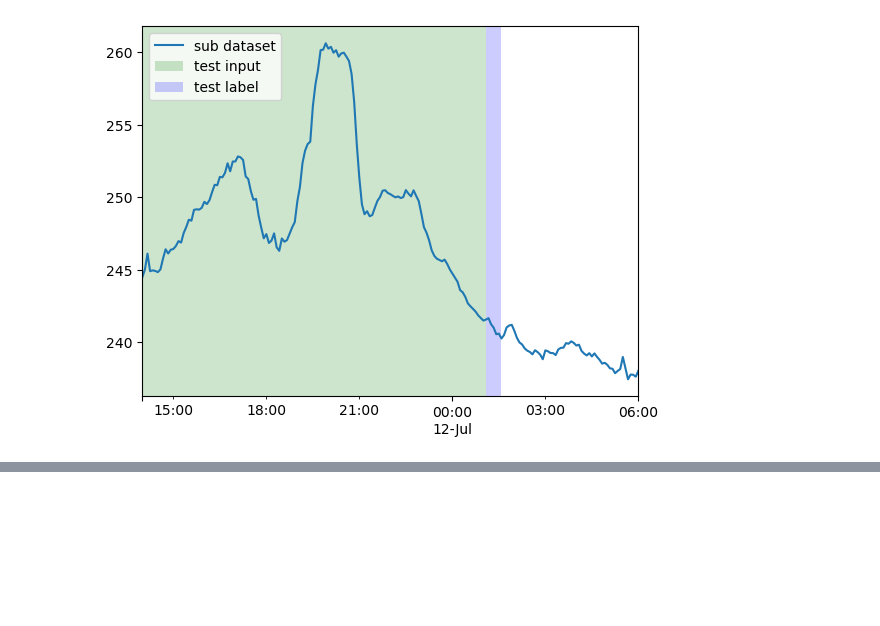
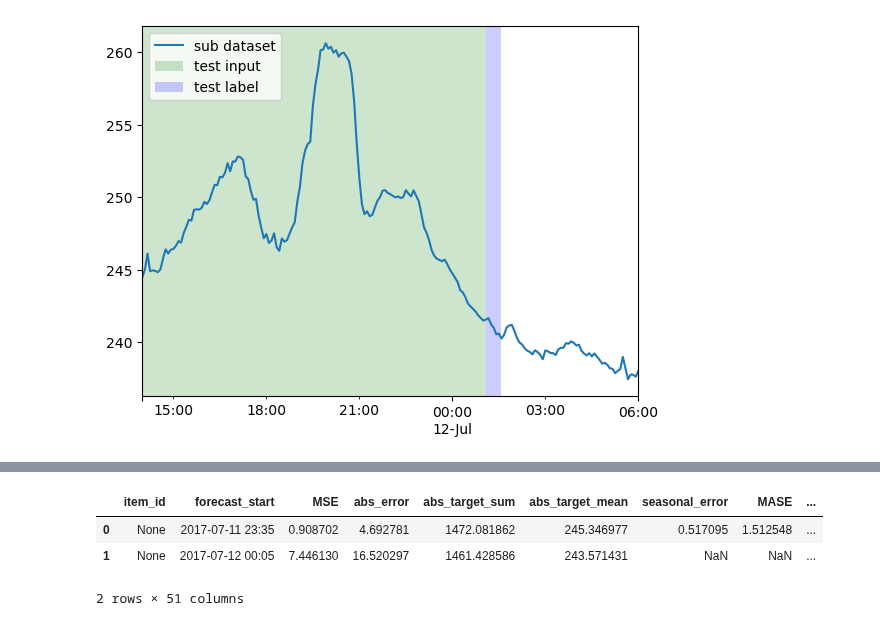
Before and after one commit to rzv09/smores_proj, a Jupyter notebook: src/single_step/deep_ar.ipynb, the cells around one changed output, grey strips where cells are left out. Cells and saved outputs as stored; diff of their text form; code cells hidden in the pictures; blank space fills up the shorter version.

```diff
--- a/src/single_step/deep_ar.ipynb
+++ b/src/single_step/deep_ar.ipynb
@@ -286,0 +286,7 @@ Epoch 10, global step 550: 'train_loss' was not in top 1
+# %%
+item_metrics
+# %% [output]
+|  | item_id | forecast_start | MSE | abs_error | abs_target_sum | abs_target_mean | seasonal_error | MASE | ... |
+| 0 | None | 2017-07-11 23:35 | 0.908702 | 4.692781 | 1472.081862 | 245.346977 | 0.517095 | 1.512548 | ... |
+| 1 | None | 2017-07-12 00:05 | 7.446130 | 16.520297 | 1461.428586 | 243.571431 | NaN | NaN | ... |
+2 rows × 51 columns
```
Also changed, not shown: parts of 8 cells of this notebook.
